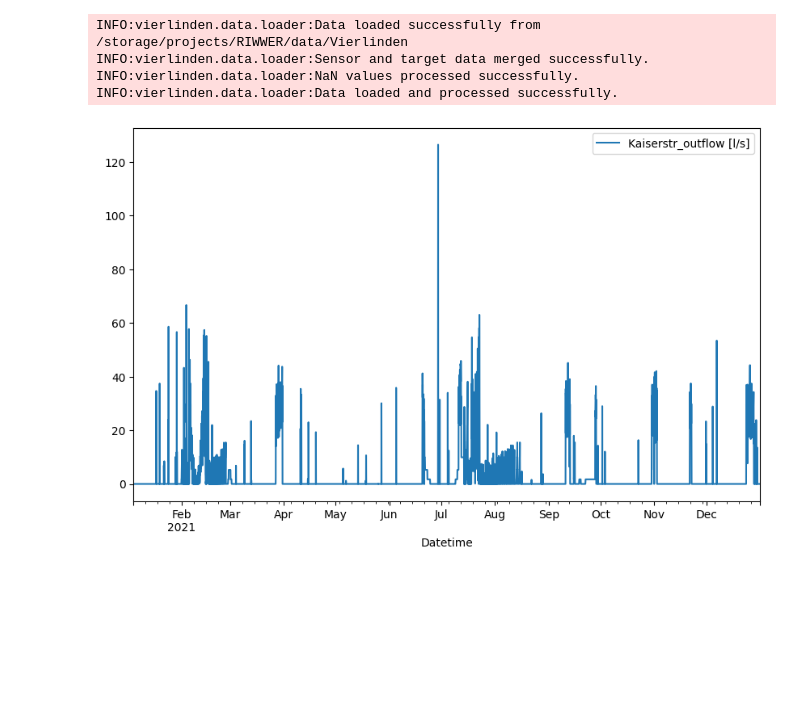
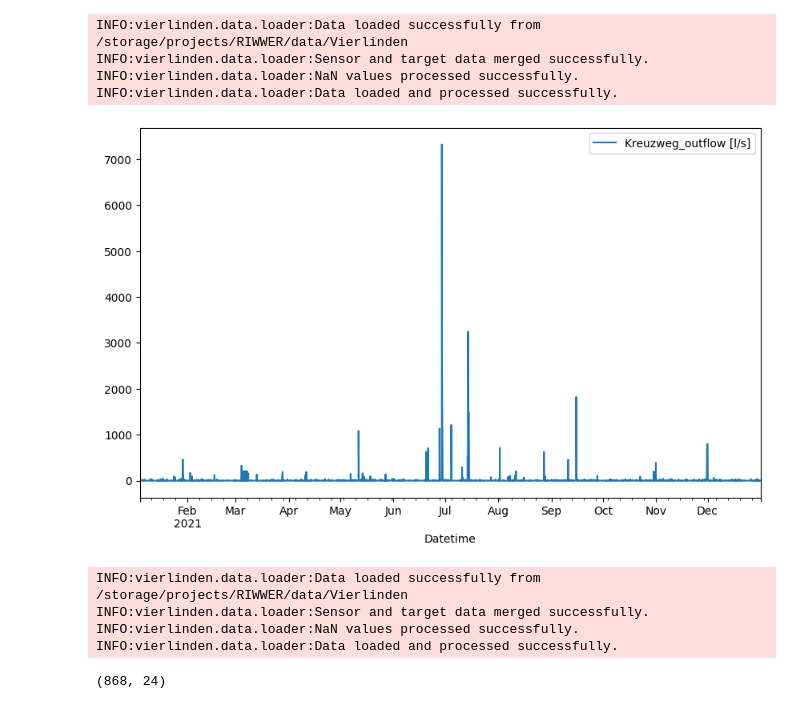
Before and after one commit to vipin2310/UT_RIWWER_project, a Jupyter notebook: main.ipynb, the cells around one changed output. Saved outputs shown, nothing was run; the diff lists cells and outputs as text; code cells hidden in the pictures; blank space fills up the shorter version.

Commit message:
More plotting functionality

```diff
--- a/main.ipynb
+++ b/main.ipynb
@@ -33,12 +34,25 @@ def main(arg : str):
 # %%
 dp = VierlindenDataProcessor()
 df = dp.load_processed_data()
-df = dp.prepare_for_target(df, 'Kaiserstr_outflow [l/s]')
-dp.plot_target_col('Kaiserstr_outflow [l/s]')
+df = dp.prepare_for_target(df, 'Kreuzweg_outflow [l/s]')
+dp.plot_target_col('Kreuzweg_outflow [l/s]')
 # %% [output]
 INFO:vierlinden.data.loader:Data loaded successfully from /storage/projects/RIWWER/data/Vierlinden
 INFO:vierlinden.data.loader:Sensor and target data merged successfully.
 INFO:vierlinden.data.loader:NaN values processed successfully.
 INFO:vierlinden.data.loader:Data loaded and processed successfully.
-[figure, old version]
+[figure, new version]
+# %%
+dp = VierlindenDataProcessor()
+df = dp.load_processed_data()
+df = dp.prepare_for_target(df, 'Kreuzweg_outflow [l/s]')
+
+training_df, test_df = VierlindenDataProcessor.split_data(df, train_frac=0.9)
+test_df.shape
+# %% [output]
+INFO:vierlinden.data.loader:Data loaded successfully from /storage/projects/RIWWER/data/Vierlinden
+INFO:vierlinden.data.loader:Sensor and target data merged successfully.
+INFO:vierlinden.data.loader:NaN values processed successfully.
+INFO:vierlinden.data.loader:Data loaded and processed successfully.
+(868, 24)
 # %%
```
Also changed, not shown: parts of 19 cells of this notebook, 1 other file.
